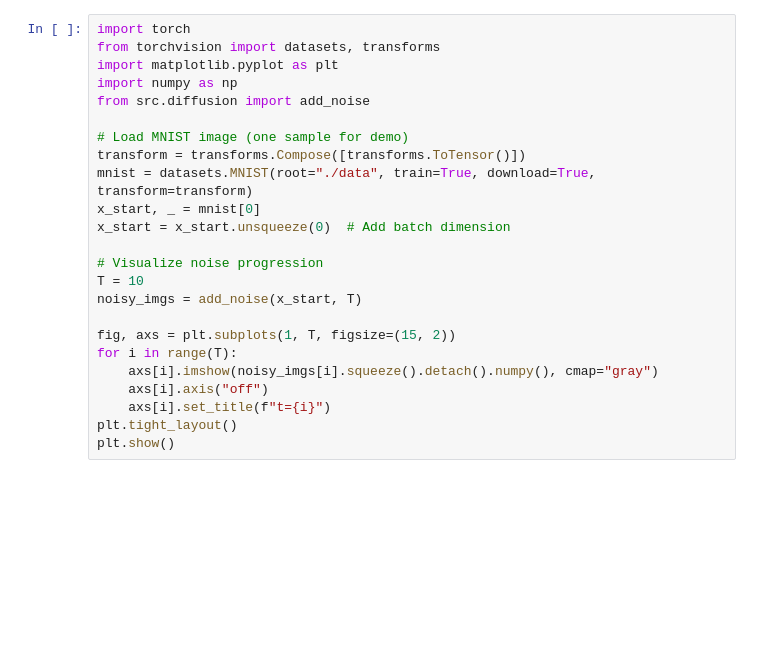
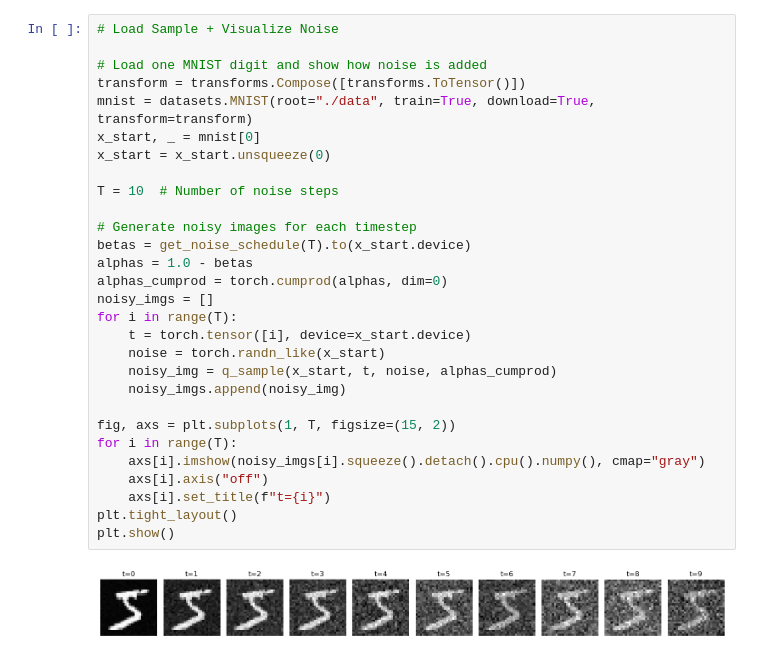
Before and after one commit to tr-nukala/pytorch_diffusion, a Jupyter notebook: src/Diffusion_Demo.ipynb, the cells around one changed output. Cells and saved outputs as stored; diff of their text form; blank space fills up the shorter version.

```diff
--- a/src/Diffusion_Demo.ipynb
+++ b/src/Diffusion_Demo.ipynb
@@ -6,25 +27,32 @@
 # %%
-import torch
-from torchvision import datasets, transforms
-import matplotlib.pyplot as plt
-import numpy as np
-from src.diffusion import add_noise
+# Load Sample + Visualize Noise
 
-# Load MNIST image (one sample for demo)
+# Load one MNIST digit and show how noise is added
 transform = transforms.Compose([transforms.ToTensor()])
 mnist = datasets.MNIST(root="./data", train=True, download=True, transform=transform)
 x_start, _ = mnist[0]
-x_start = x_start.unsqueeze(0)  # Add batch dimension
+x_start = x_start.unsqueeze(0)
 
-# Visualize noise progression
-T = 10
-noisy_imgs = add_noise(x_start, T)
+T = 10  # Number of noise steps
+
+# Generate noisy images for each timestep
+betas = get_noise_schedule(T).to(x_start.device)
+alphas = 1.0 - betas
+alphas_cumprod = torch.cumprod(alphas, dim=0)
+noisy_imgs = []
+for i in range(T):
+    t = torch.tensor([i], device=x_start.device)
+    noise = torch.randn_like(x_start)
+    noisy_img = q_sample(x_start, t, noise, alphas_cumprod)
+    noisy_imgs.append(noisy_img)
 
 fig, axs = plt.subplots(1, T, figsize=(15, 2))
 for i in range(T):
-    axs[i].imshow(noisy_imgs[i].squeeze().detach().numpy(), cmap="gray")
+    axs[i].imshow(noisy_imgs[i].squeeze().detach().cpu().numpy(), cmap="gray")
     axs[i].axis("off")
     axs[i].set_title(f"t={i}")
 plt.tight_layout()
 plt.show()
+# %% [output]
+[figure, added]
 # %%
```
Also changed, not shown: parts of 9 cells of this notebook.
